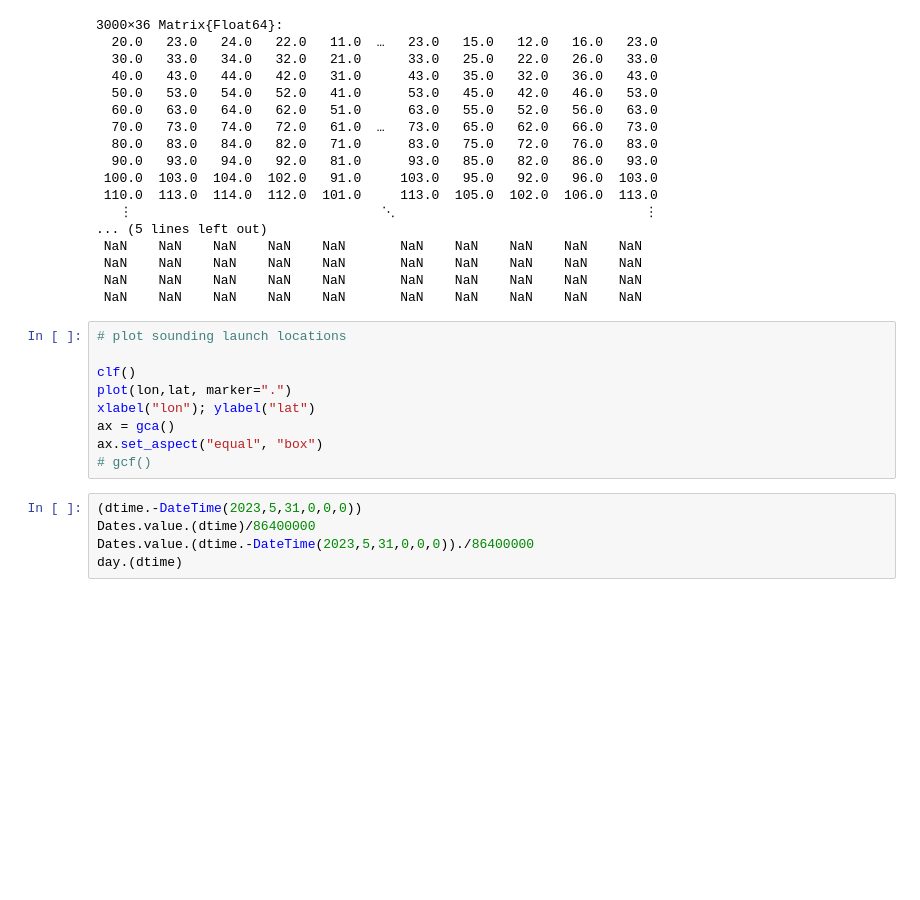
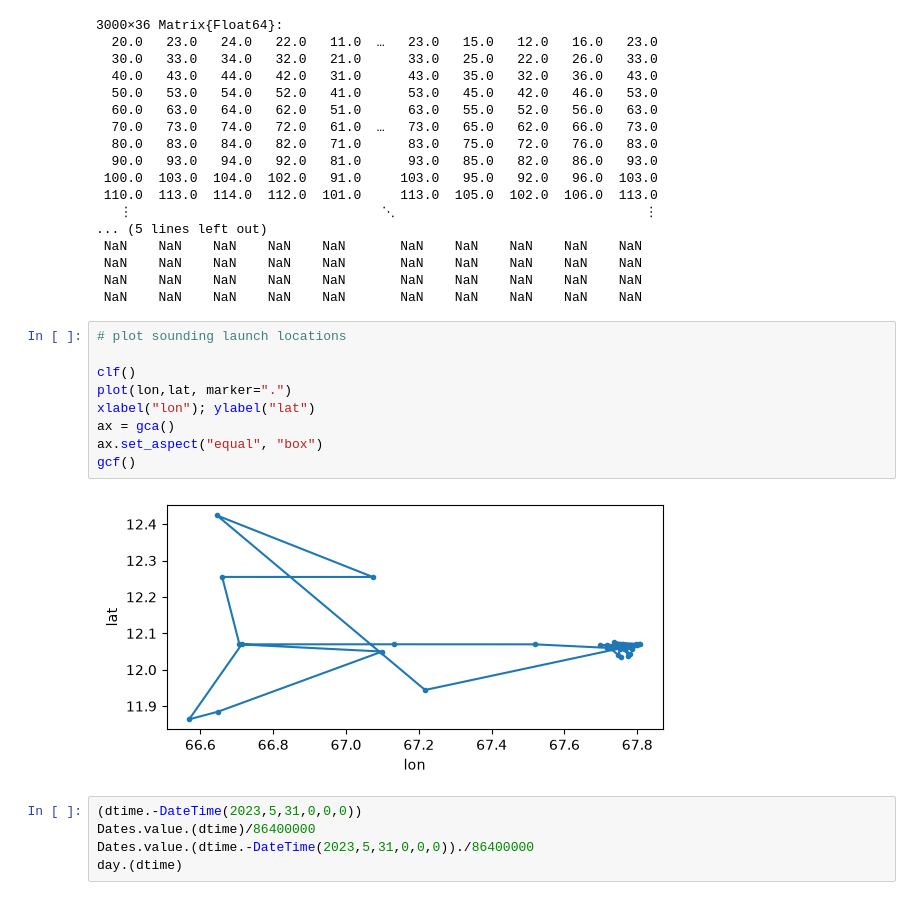
Before and after one commit to deszoeke/ASTRAL-soundings, a Jupyter notebook: src/read_raobe_txt.ipynb, the cells around one changed output. Drawn from its saved outputs; the diff is of its cells as text; blank space fills up the shorter version.

```diff
--- a/src/read_raobe_txt.ipynb
+++ b/src/read_raobe_txt.ipynb
@@ -463,12 +466,14 @@ gpm # 3000x36
 # %%
 # plot sounding launch locations
 
 clf()
 plot(lon,lat, marker=".")
 xlabel("lon"); ylabel("lat")
 ax = gca()
 ax.set_aspect("equal", "box")
-# gcf()
+gcf()
+# %% [output]
+[figure, added]
 # %%
 (dtime.-DateTime(2023,5,31,0,0,0))
 Dates.value.(dtime)/86400000
```
Also changed, not shown: parts of 8 cells of this notebook.
